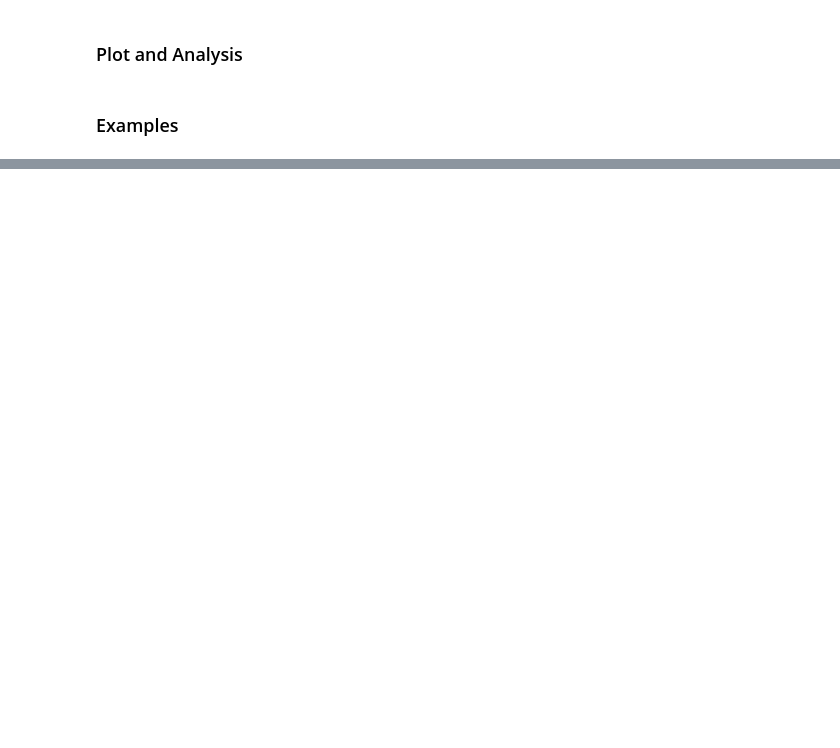
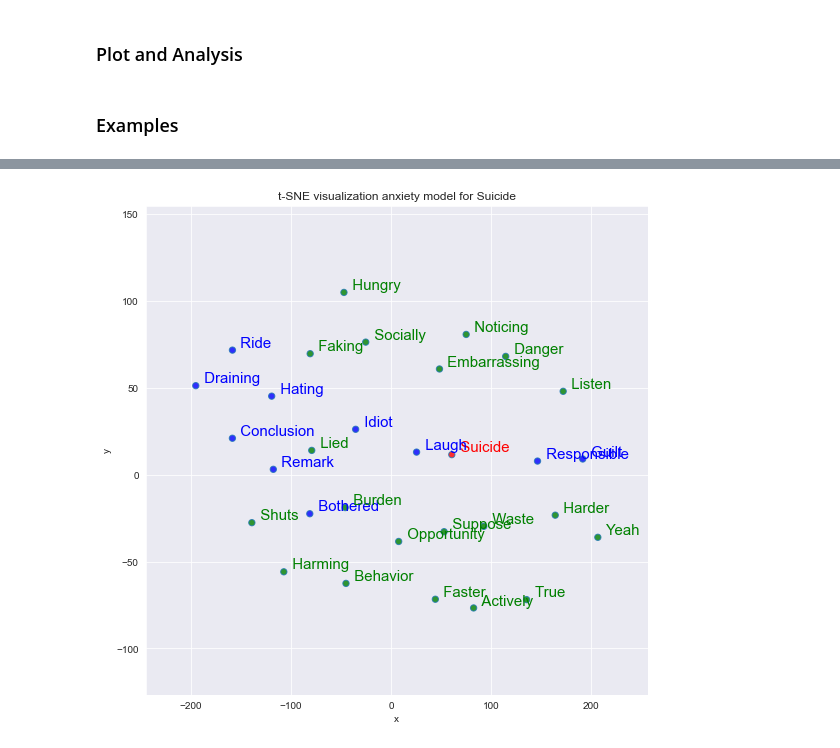
Before and after one commit to yegmor/NLPProject, a Jupyter notebook: code/3_word2vec.ipynb, the cells around one changed output, grey strips where cells are left out. Cells and saved outputs as stored; diff of their text form; code cells hidden in the pictures; blank space fills up the shorter version.

```diff
--- a/code/3_word2vec.ipynb
+++ b/code/3_word2vec.ipynb
@@ -294,0 +295,4 @@ tsne_scatter_plot(dep_w2v_model, "depression", "man")
+# %%
+tsne_scatter_plot(anx_w2v_model, "anxiety", query, topn=30)
+# %% [output]
+[figure, added]
```
Also changed, not shown: parts of 16 cells of this notebook, 47 other files.
